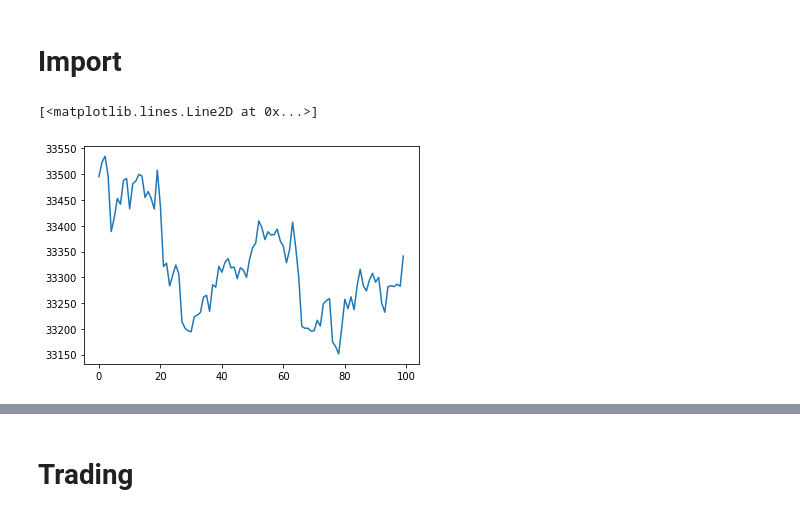
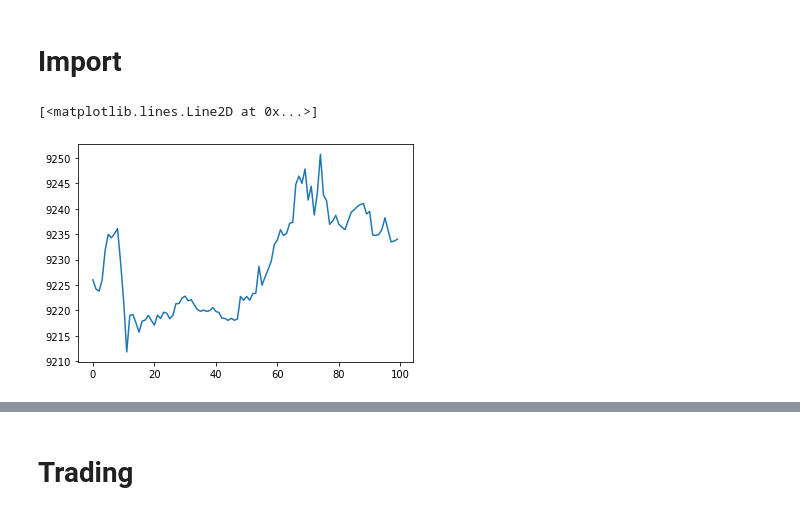
Before and after one commit to tttienthinh/GA-trading, a Jupyter notebook: Williams Fractal/1-williams test.ipynb, the cells around one changed output, grey strips where cells are left out. Drawn from its saved outputs; the diff is of its cells as text; code cells hidden in the pictures.

```diff
--- a/Williams Fractal/1-williams test.ipynb
+++ b/Williams Fractal/1-williams test.ipynb
@@ -13,11 +13,11 @@ import ta, pickle, json, time
 # %%
 # df = pd.read_csv("../data/train.csv")
 # df = pd.read_csv("../data/test.csv")
-df = pd.read_csv("BTCUSDT-1m-data.csv")
+df = pd.read_csv("data 1 year/BTCUSDT-1m-data.csv")
 plt.plot(df.open[:100])
 # %% [output]
 [<matplotlib.lines.Line2D at 0x...>]
-[figure, old version]
+[figure, new version]
 # %%
 def wilFractal(df):
         bear = (
```
Also changed, not shown: parts of 8 cells of this notebook, 9 other files.
